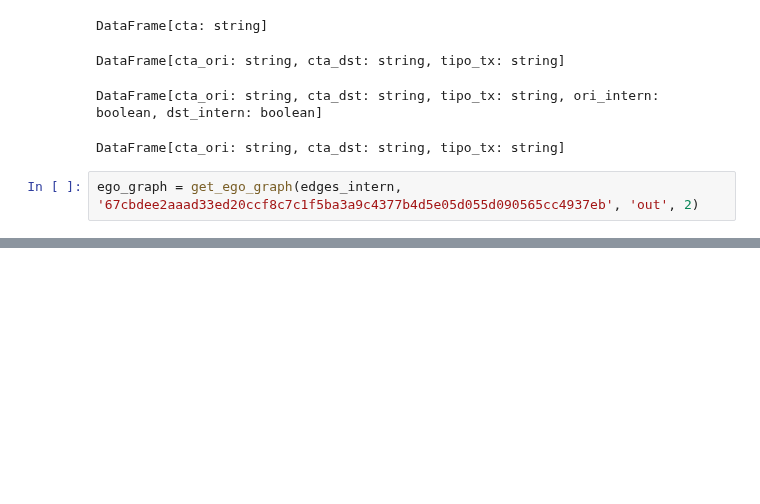
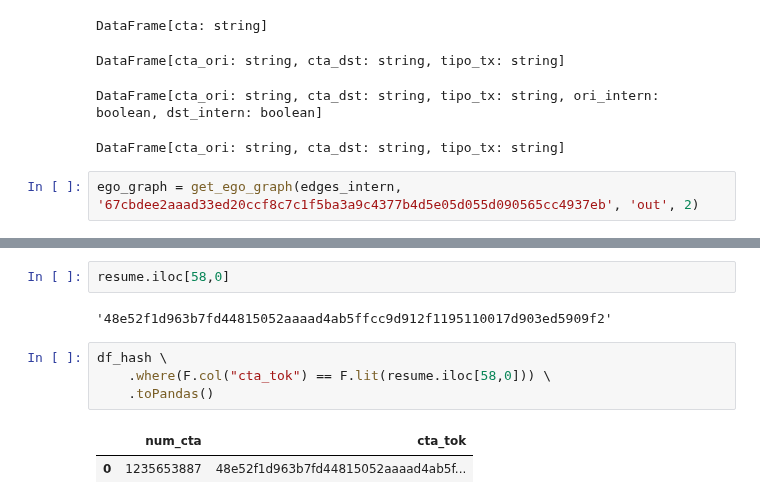
Before and after one commit to IngElecPuc/KaggleChallenges, a Jupyter notebook: Anti Money Laundering Transaction Data/Ego-Graph.ipynb, the cells around one changed output, grey strips where cells are left out. Drawn from its saved outputs; the diff is of its cells as text; blank space fills up the shorter version.

```diff
--- a/Anti Money Laundering Transaction Data/Ego-Graph.ipynb
+++ b/Anti Money Laundering Transaction Data/Ego-Graph.ipynb
@@ -689,0 +732,11 @@ from pyspark.sql.dataframe import DataFrame
+# %%
+resume.iloc[58,0]
+# %% [output]
+'48e52f1d963b7fd44815052aaaad4ab5ffcc9d912f1195110017d903ed5909f2'
+# %%
+df_hash \
+    .where(F.col("cta_tok") == F.lit(resume.iloc[58,0])) \
+    .toPandas()
+# %% [output]
+|  | num_cta | cta_tok |
+| 0 | 1235653887 | 48e52f1d963b7fd44815052aaaad4ab5f... |
```
Also changed, not shown: parts of 11 cells of this notebook.
